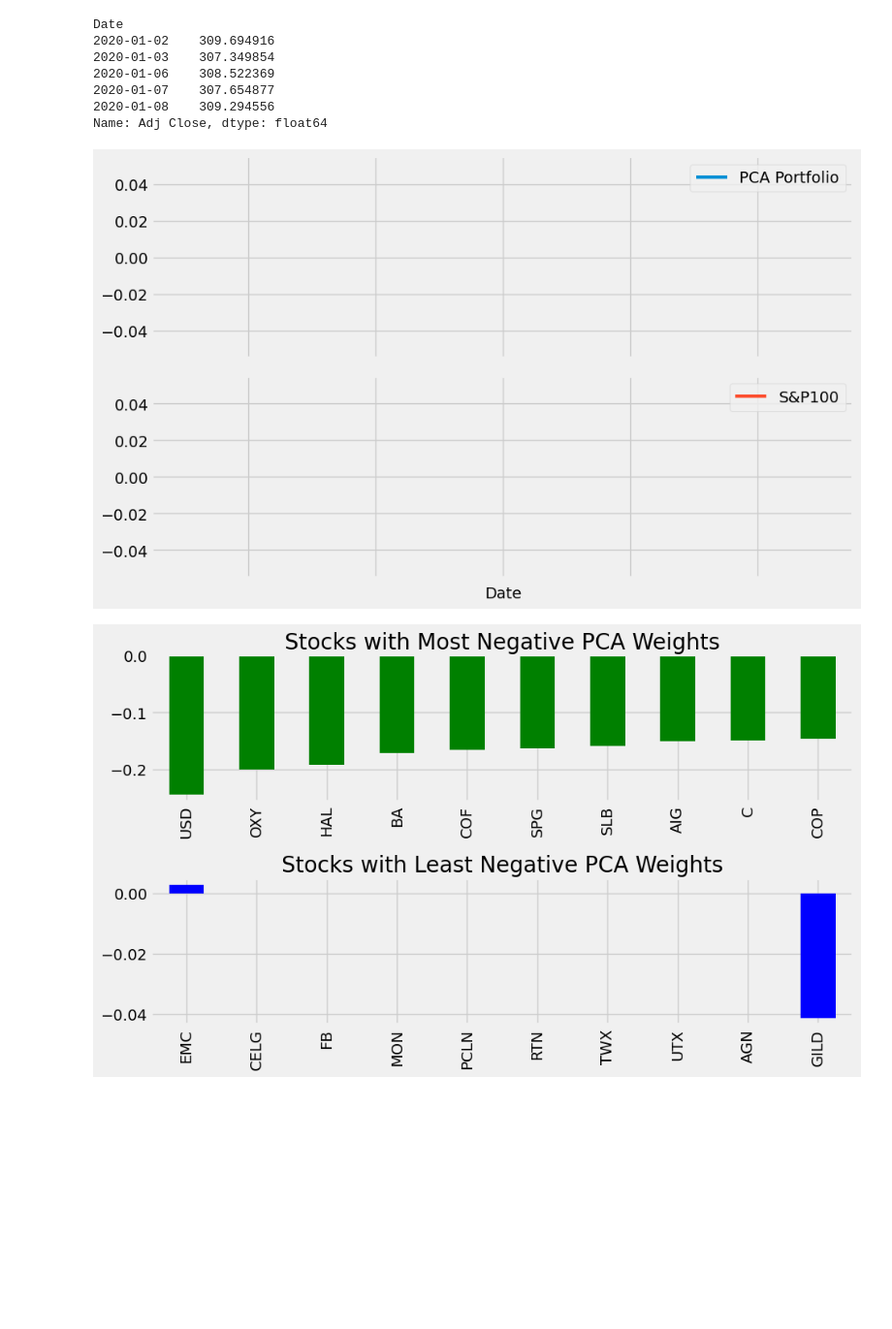
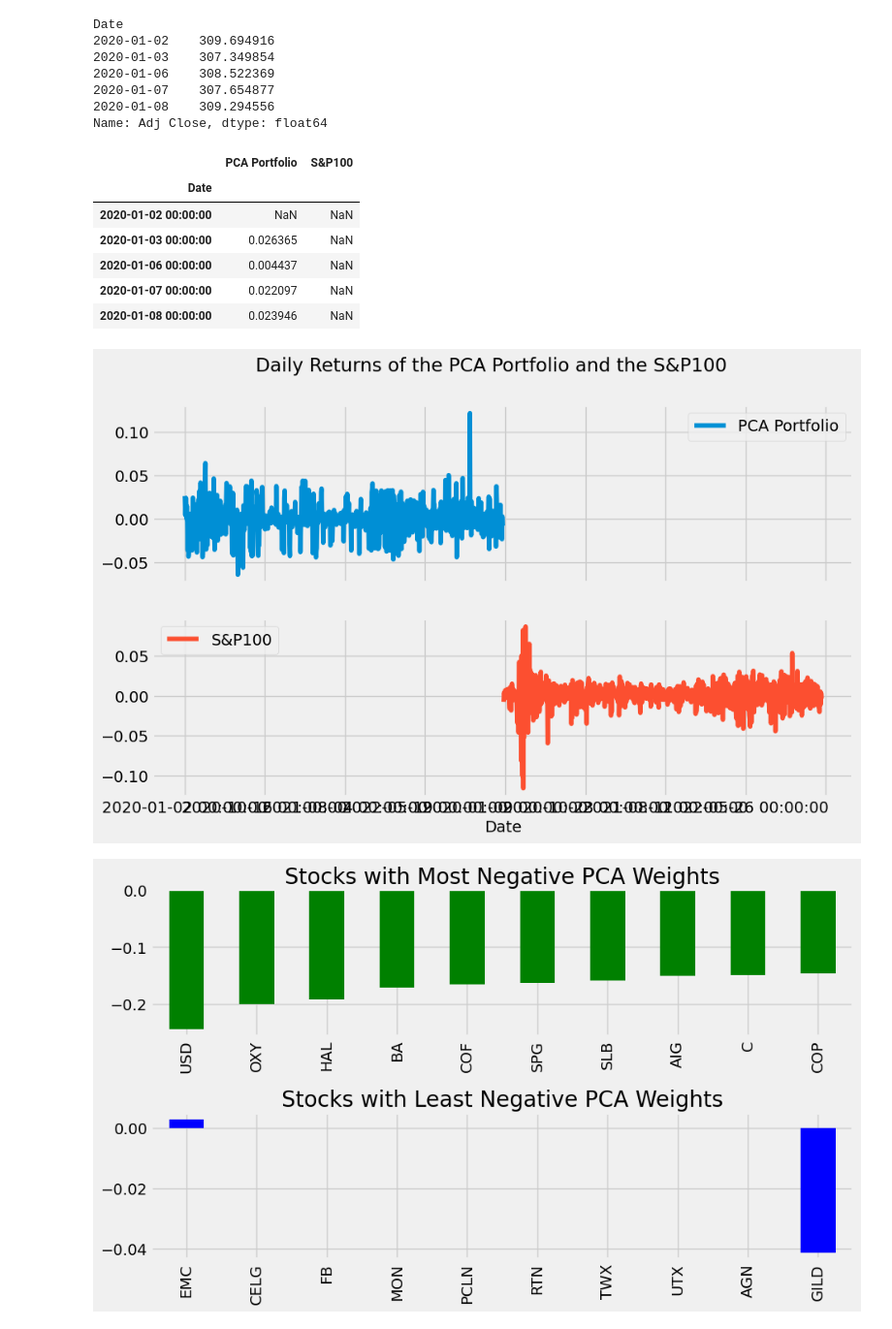
Before and after one commit to lvannote17/StockMarket, a Jupyter notebook: Stock Market Analytics with PCA.ipynb, the cells around one changed output. Shown: that part at 97% size. Saved outputs shown, nothing was run; the diff lists cells and outputs as text; code cells hidden in the pictures; blank space fills up the shorter version.

Commit message:
plotting nees fixing

```diff
--- a/Stock Market Analytics with PCA.ipynb
+++ b/Stock Market Analytics with PCA.ipynb
@@ -115,22 +146,27 @@ Date
 2020-01-08    309.294556
 Name: Adj Close, dtype: float64
 # %%
-# prices is now SPY only
+# prices = SPY data
+# fix up this plotting in class
 
-# daily returns will be the difference between consecutive log prices
 market_rs = prices.apply(np.log).diff(1)
-
 
 rs_df = pd.concat([myrs,market_rs], 1)
 rs_df.columns = ["PCA Portfolio", "S&P100"]
-crs_df = rs_df.cumsum().apply(np.exp)
-crs_df.plot(subplots=True);
-
-rs_df.dropna().cumsum().apply(np.exp).plot(subplots=True, figsize=(10,6), grid=True, linewidth=3);
-plt.tight_layout()
-plt.savefig('tmp.png')
+#crs_df = rs_df.cumsum().apply(np.exp)
+# crs_df.plot(subplots=True);
+# plot the PCA portfolio and the S&P100 on top of each other
+rs_df.plot(figsize=(10,6), subplots = True,  title='Daily Returns of the PCA Portfolio and the S&P100')
+rs_df.head()
 # %% [output]
+|  | PCA Portfolio | S&P100 |
+| Date |  |  |
+| 2020-01-02 00:00:00 | NaN | NaN |
+| 2020-01-03 00:00:00 | 0.026365 | NaN |
+| 2020-01-06 00:00:00 | 0.004437 | NaN |
+| 2020-01-07 00:00:00 | 0.022097 | NaN |
+| 2020-01-08 00:00:00 | 0.023946 | NaN |
-[figure, old version]
+[figure, new version]
 # %%
 fig, ax = plt.subplots(2,1, figsize=(10,6))
 pc1.nsmallest(10).plot.bar(ax=ax[0], color='green', grid=True, title='Stocks with Most Negative PCA Weights')
```
Also changed, not shown: parts of 5 cells of this notebook.
